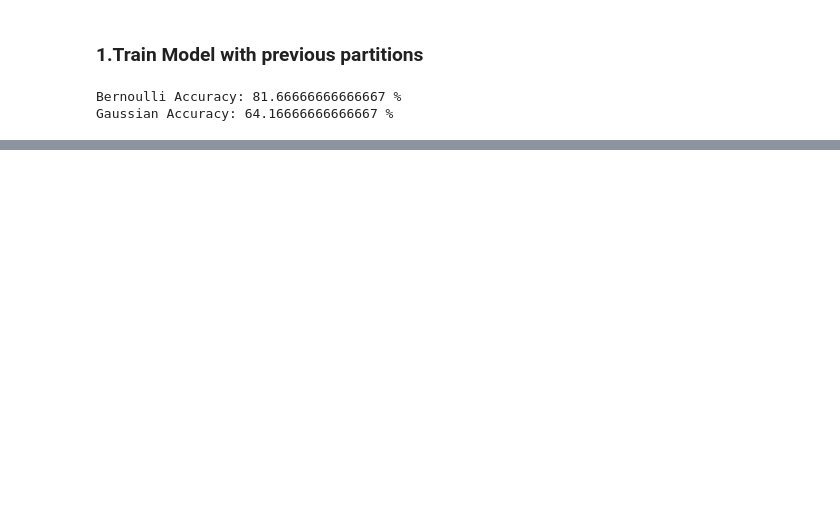
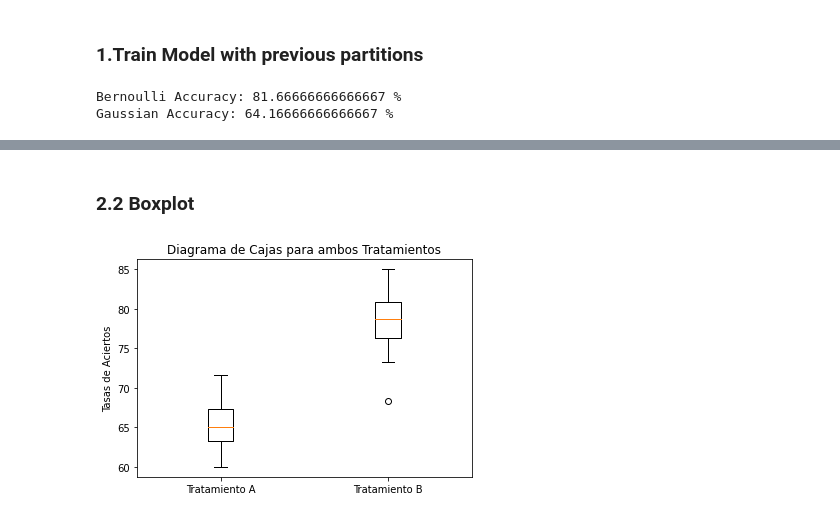
Before and after one commit to Programa-Ciencia-de-Datos/Estadistica_TP2, a Jupyter notebook: AB_Testing_Bayes.ipynb, the cells around one changed output, grey strips where cells are left out. Cells and saved outputs as stored; diff of their text form; code cells hidden in the pictures; blank space fills up the shorter version.

```diff
--- a/AB_Testing_Bayes.ipynb
+++ b/AB_Testing_Bayes.ipynb
@@ -455,0 +497,15 @@ Gaussian Accuracy: 64.16666666666667 %
+# %% [markdown]
+### 2.2 Boxplot
+# %%
+
+def display_box_plot(Treatment_A,Treatment_B, axis_y_label, title):
+    my_dict = {'Tratamiento A': Treatment_A, 'Tratamiento B': Treatment_B}
+    fig, ax = plt.subplots()
+    ax.boxplot(my_dict.values())
+    plt.ylabel(axis_y_label)
+    plt.title(title)
+    ax.set_xticklabels(my_dict.keys())
+
+display_box_plot(Treatment_A,Treatment_B, "Tasas de Aciertos", "Diagrama de Cajas para ambos Tratamientos")
+# %% [output]
+[figure, added]
```
Also changed, not shown: parts of 13 cells of this notebook.
